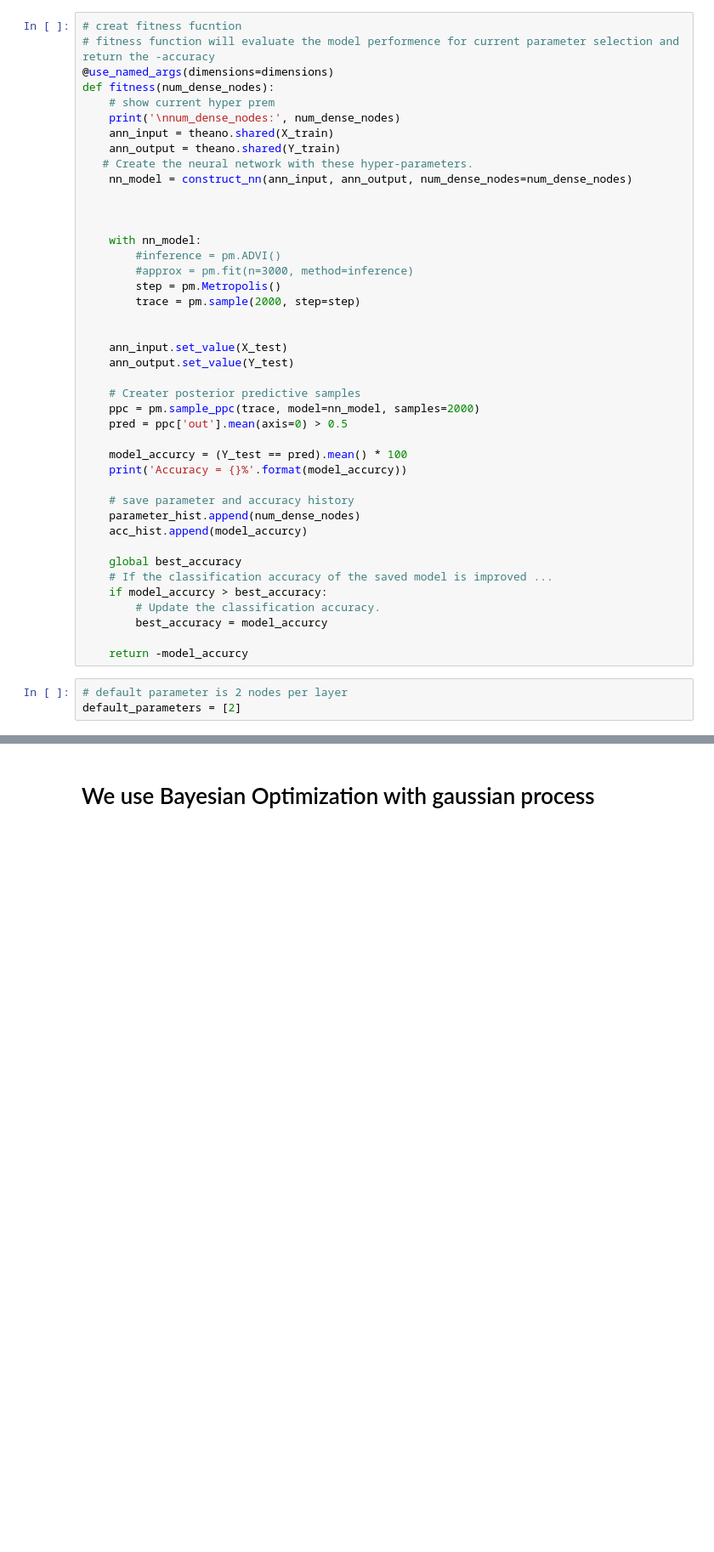
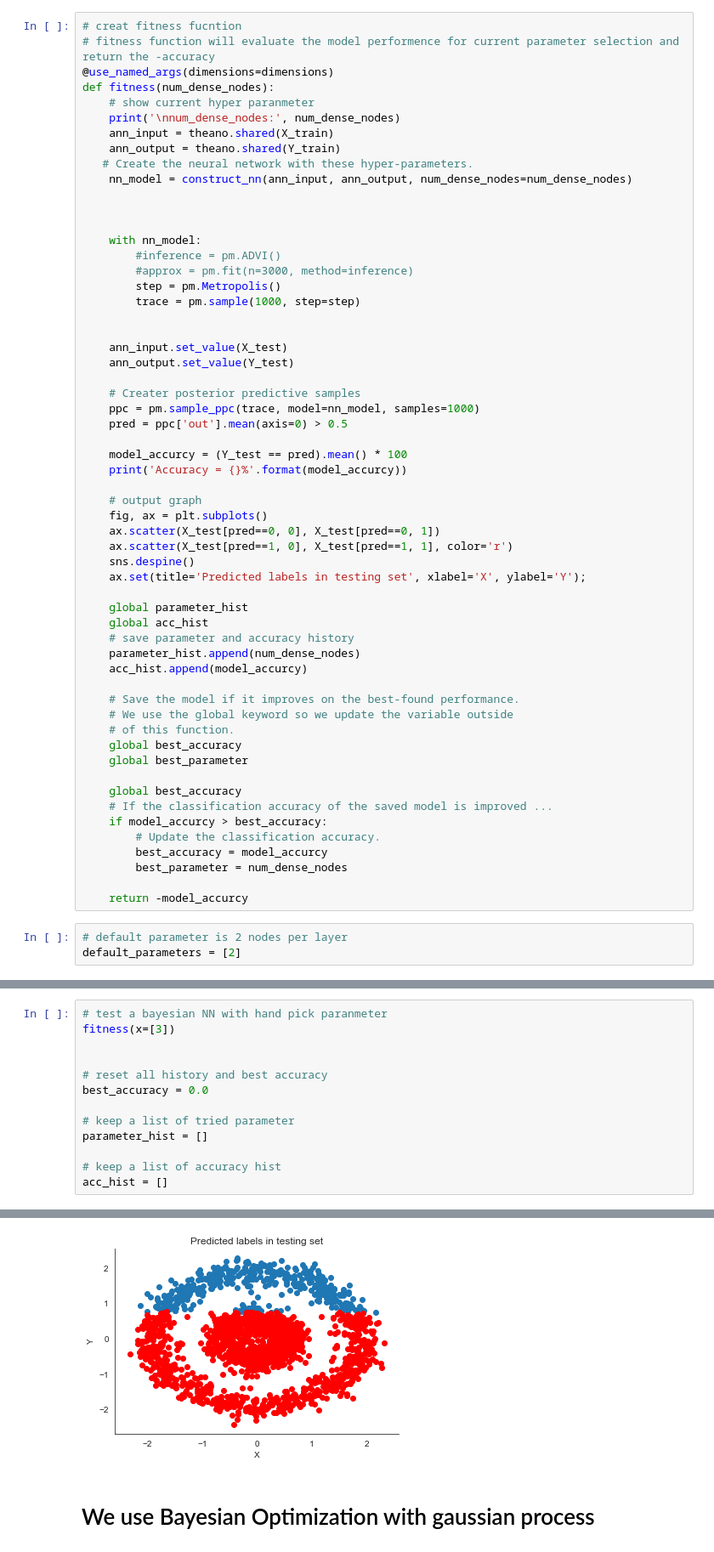
Before and after one commit to soulforger0/GPopt_4_Bayesian_NN, a Jupyter notebook: GPopt_4_BayesianNN.ipynb, the cells around one changed output, grey strips where cells are left out. Shown: that part at 85% size. Saved outputs shown, nothing was run; the diff lists cells and outputs as text; blank space fills up the shorter version.

```diff
--- a/GPopt_4_BayesianNN.ipynb
+++ b/GPopt_4_BayesianNN.ipynb
@@ -111,7 +115,7 @@ acc_hist = []
 # fitness function will evaluate the model performence for current parameter selection and return the -accuracy
 @use_named_args(dimensions=dimensions)
 def fitness(num_dense_nodes):
-    # show current hyper prem
+    # show current hyper paranmeter
     print('\nnum_dense_nodes:', num_dense_nodes)
     ann_input = theano.shared(X_train)
     ann_output = theano.shared(Y_train)
@@ -124,28 +128,44 @@ def fitness(num_dense_nodes):
         #inference = pm.ADVI()
         #approx = pm.fit(n=3000, method=inference)
         step = pm.Metropolis()
-        trace = pm.sample(2000, step=step)
+        trace = pm.sample(1000, step=step)
 
 
     ann_input.set_value(X_test)
     ann_output.set_value(Y_test)
 
     # Creater posterior predictive samples
-    ppc = pm.sample_ppc(trace, model=nn_model, samples=2000)
+    ppc = pm.sample_ppc(trace, model=nn_model, samples=1000)
     pred = ppc['out'].mean(axis=0) > 0.5
 
     model_accurcy = (Y_test == pred).mean() * 100
     print('Accuracy = {}%'.format(model_accurcy))
 
+    # output graph
+    fig, ax = plt.subplots()
+    ax.scatter(X_test[pred==0, 0], X_test[pred==0, 1])
+    ax.scatter(X_test[pred==1, 0], X_test[pred==1, 1], color='r')
+    sns.despine()
+    ax.set(title='Predicted labels in testing set', xlabel='X', ylabel='Y');
+
+    global parameter_hist
+    global acc_hist
     # save parameter and accuracy history
     parameter_hist.append(num_dense_nodes)
     acc_hist.append(model_accurcy)
+
+    # Save the model if it improves on the best-found performance.
+    # We use the global keyword so we update the variable outside
+    # of this function.
+    global best_accuracy
+    global best_parameter
 
     global best_accuracy
     # If the classification accuracy of the saved model is improved ...
     if model_accurcy > best_accuracy:
         # Update the classification accuracy.
         best_accuracy = model_accurcy
+        best_parameter = num_dense_nodes
 
     return -model_accurcy
 # %%
@@ -153,0 +176,14 @@ default_parameters = [2]
+# %%
+# test a bayesian NN with hand pick paranmeter
+fitness(x=[3])
+
+
+# reset all history and best accuracy
+best_accuracy = 0.0
+
+# keep a list of tried parameter
+parameter_hist = []
+
+# keep a list of accuracy hist
+acc_hist = []
+# %% [output]
@@ -154,3 +199,4 @@ default_parameters = [2]
+[figure, added]
 # %% [markdown]
 # We use Bayesian Optimization with gaussian process
 # %%
```
Also changed, not shown: parts of 21 cells of this notebook.
